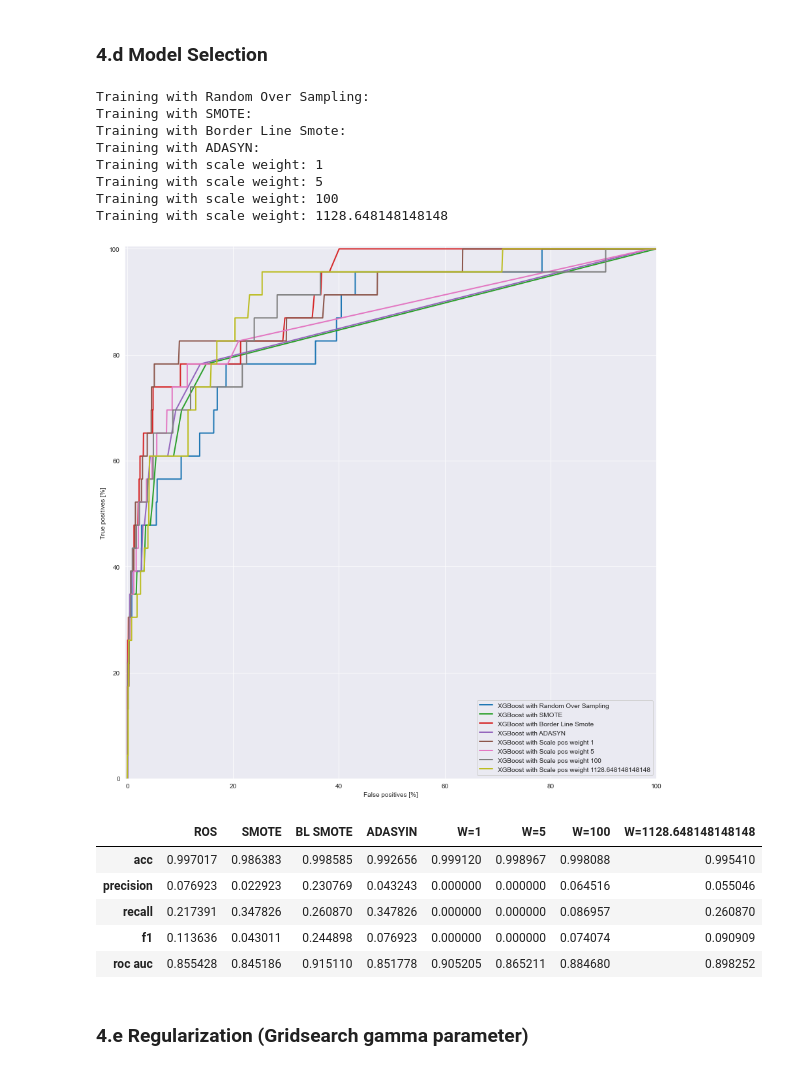
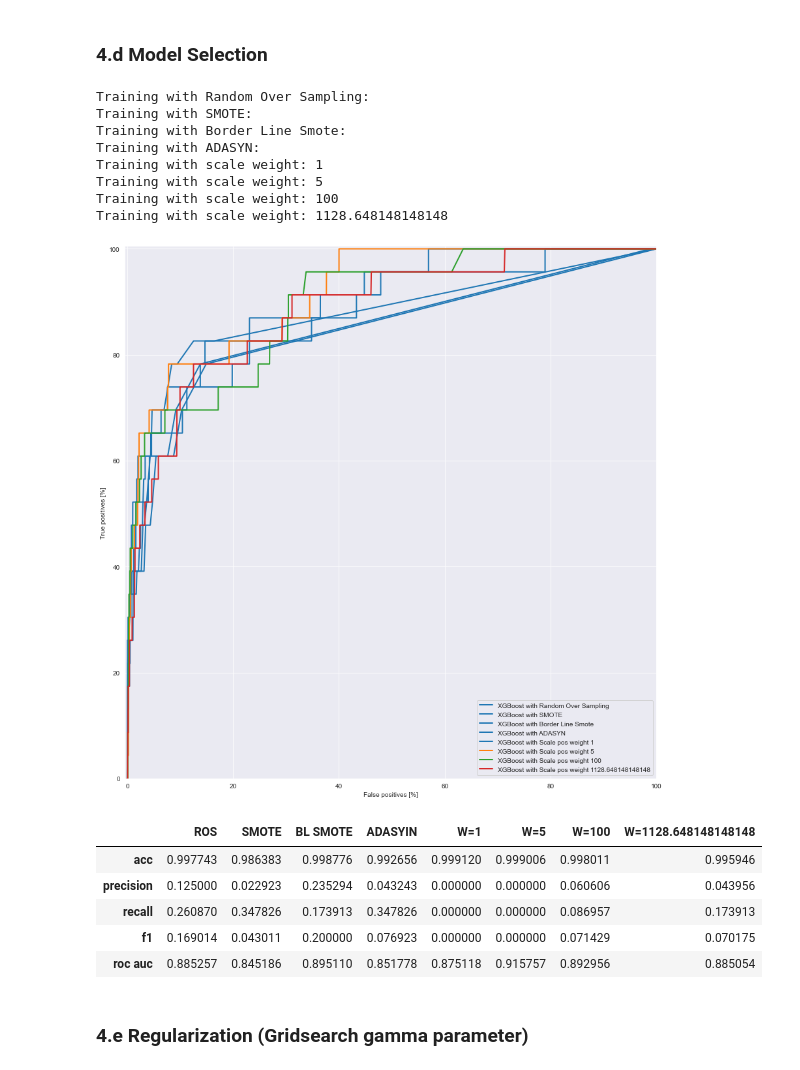
Before and after one commit to JulianLopezB/failure-prediction, a Jupyter notebook: Predictive-Failure-Maintenance.ipynb, the cells around one changed output. Saved outputs shown, nothing was run; the diff lists cells and outputs as text; code cells hidden in the pictures.

```diff
--- a/Predictive-Failure-Maintenance.ipynb
+++ b/Predictive-Failure-Maintenance.ipynb
@@ -395,7 +395,7 @@ eval_set = [(X_val, y_val)]
 
 cv = RepeatedStratifiedKFold(n_splits=5, n_repeats=3, random_state=1)
 scoring = 'auc' #f1_eval
-gamma=1
+gamma=0.2
 
 results = dict()
 i=0
@@ -407,65 +407,64 @@ print('Training with Random Over Sampling:')
 ros_model.fit(X_train_ros, y_train_ros, eval_metric=scoring, early_stopping_rounds=10, eval_set=eval_set, verbose=False)
 y_pred = ros_model.predict_proba(X_val)[:,1]
 results['ROS'] = evaluate(y_val, y_pred)
-plot_roc("XGBoost with Random Over Sampling", y_val, y_pred, color=colors[0])
+plot_roc("XGBoost with Random Over Sampling", y_val, y_pred, color=colors[i])
 
 sm_model = XGBClassifier(gamma=gamma, max_depth=7, min_child_weight=7, scale_pos_weight= 1)
 print('Training with SMOTE:')
 sm_model.fit(X_train_sm, y_train_sm, eval_metric=scoring, early_stopping_rounds=10, eval_set=eval_set, verbose=False)
 y_pred = sm_model.predict_proba(X_val)[:,1]
 results['SMOTE'] = evaluate(y_val, y_pred)
-plot_roc("XGBoost with SMOTE", y_val, y_pred, color=colors[2])
+plot_roc("XGBoost with SMOTE", y_val, y_pred, color=colors[i])
 
 blsm_model = XGBClassifier(gamma=gamma, max_depth=7, min_child_weight=7, scale_pos_weight= 1)
 print('Training with Border Line Smote:')
 blsm_model.fit(X_train_blsm, y_train_blsm, eval_metric=scoring, early_stopping_rounds=10, eval_set=eval_set, verbose=False)
 y_pred = blsm_model.predict_proba(X_val)[:,1]
 results['BL SMOTE'] = evaluate(y_val, y_pred)
-plot_roc("XGBoost with Border Line Smote", y_val, y_pred, color=colors[3])
+plot_roc("XGBoost with Border Line Smote", y_val, y_pred, color=colors[i])
 
 ada_model = XGBClassifier(gamma=gamma, max_depth=7, min_child_weight=7, scale_pos_weight= 1)
 print('Training with ADASYN:')
 ada_model.fit(X_train_ada, y_train_ada, eval_metric=scoring, early_stopping_rounds=10, eval_set=eval_set, verbose=False)
 y_pred = ada_model.predict_proba(X_val)[:,1]
 results['ADASYIN'] = evaluate(y_val, y_pred)
-plot_roc("XGBoost with ADASYN", y_val, y_pred, color=colors[4])
+plot_roc("XGBoost with ADASYN", y_val, y_pred, color=colors[i])
 
 weights = [1, 5, 100, scale_weight]
 
-i=5
 for w in weights:
 
     model = XGBClassifier(gamma=gamma, max_depth=7, min_child_weight=7, scale_pos_weight= w)
     print('Training with scale weight: {}'.format(w))
     model.fit(X_train, y_train, eval_metric=scoring, early_stopping_rounds=10, eval_set=eval_set, verbose=False)
     y_pred = model.predict_proba(X_val)[:,1]
     results['W={}'.format(w)] = evaluate(y_val, y_pred)
     plot_roc("XGBoost with Scale pos weight {}".format(w), y_val, y_pred, color=colors[i])
 
     i += 1
 
 plt.legend(loc='lower right')
 
 plt.show()
 # %% [output]
 Training with Random Over Sampling:
 Training with SMOTE:
 Training with Border Line Smote:
 Training with ADASYN:
 Training with scale weight: 1
 Training with scale weight: 5
 Training with scale weight: 100
 Training with scale weight: 1128.648148148148
-[figure, old version]
+[figure, new version]
 # %%
 pd.DataFrame(results)
 # %% [output]
 |  | ROS | SMOTE | BL SMOTE | ADASYIN | W=1 | W=5 | W=100 | W=1128.648148148148 |
-| acc | 0.997017 | 0.986383 | 0.998585 | 0.992656 | 0.999120 | 0.998967 | 0.998088 | 0.995410 |
-| precision | 0.076923 | 0.022923 | 0.230769 | 0.043243 | 0.000000 | 0.000000 | 0.064516 | 0.055046 |
-| recall | 0.217391 | 0.347826 | 0.260870 | 0.347826 | 0.000000 | 0.000000 | 0.086957 | 0.260870 |
-| f1 | 0.113636 | 0.043011 | 0.244898 | 0.076923 | 0.000000 | 0.000000 | 0.074074 | 0.090909 |
-| roc auc | 0.855428 | 0.845186 | 0.915110 | 0.851778 | 0.905205 | 0.865211 | 0.884680 | 0.898252 |
+| acc | 0.997743 | 0.986383 | 0.998776 | 0.992656 | 0.999120 | 0.999006 | 0.998011 | 0.995946 |
+| precision | 0.125000 | 0.022923 | 0.235294 | 0.043243 | 0.000000 | 0.000000 | 0.060606 | 0.043956 |
+| recall | 0.260870 | 0.347826 | 0.173913 | 0.347826 | 0.000000 | 0.000000 | 0.086957 | 0.173913 |
+| f1 | 0.169014 | 0.043011 | 0.200000 | 0.076923 | 0.000000 | 0.000000 | 0.071429 | 0.070175 |
+| roc auc | 0.885257 | 0.845186 | 0.895110 | 0.851778 | 0.875118 | 0.915757 | 0.892956 | 0.885054 |
 # %% [markdown]
 ### 4.e Regularization (Gridsearch gamma parameter)
 # %%
```
Also changed, not shown: parts of 8 cells of this notebook.
